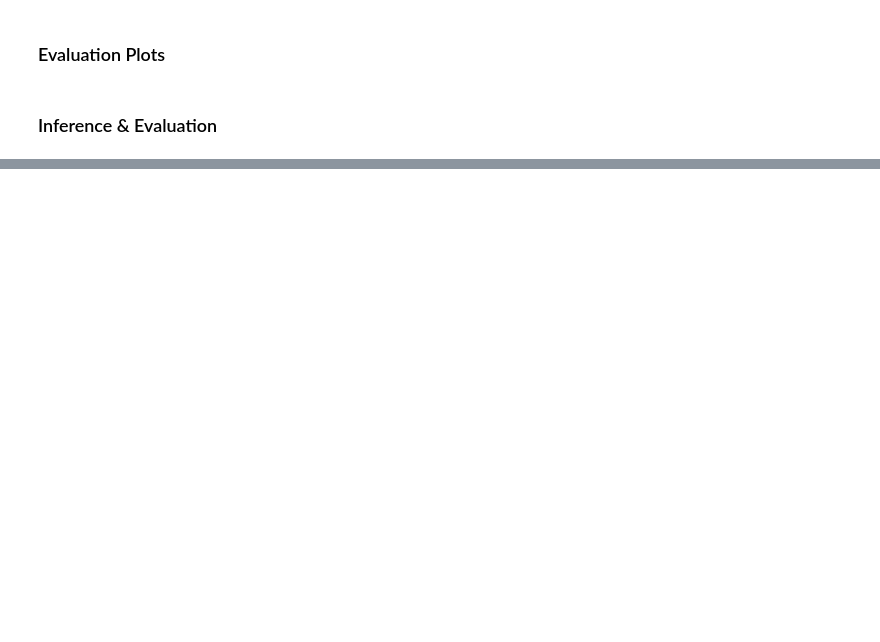
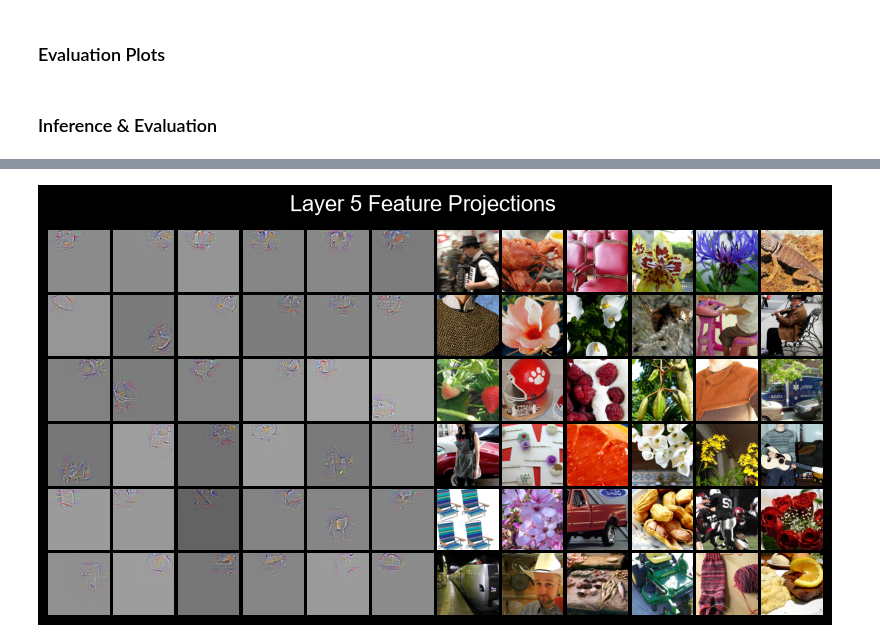
Before and after one commit to prashanthprabhu24/PaperClip, a Jupyter notebook: Vision Models/ZF Net/ZFNet.ipynb, the cells around one changed output, grey strips where cells are left out. Saved outputs shown, nothing was run; the diff lists cells and outputs as text; code cells hidden in the pictures; blank space fills up the shorter version.

```diff
--- a/Vision Models/ZF Net/ZFNet.ipynb
+++ b/Vision Models/ZF Net/ZFNet.ipynb
@@ -477,0 +531,17 @@ End
+# %%
+device = torch.device('cuda' if torch.cuda.is_available() else 'cpu')
+# %%
+def get_torch_conv_params(layer_name):
+    layer = model.get_layer(layer_name)
+    w_keras = layer.get_weights()[0] # (H, W, In, Out)
+    w_torch = torch.tensor(w_keras).permute(3, 2, 0, 1).to(device)
+    stride = layer.strides
+    padding = 0 if layer.padding == 'valid' else w_keras.shape[0] // 2
+    return w_torch, stride, padding
+# %%
+w1, s1, p1 = get_torch_conv_params('conv1')
+w2, s2, p2 = get_torch_conv_params('conv2')
+w3, s3, p3 = get_torch_conv_params('conv3')
+w4, s4, p4 = get_torch_conv_params('conv4')
+w5, s5, p5 = get_torch_conv_params('conv5')
+pool_k, pool_s = 3, 2
@@ -477,0 +612,25 @@ End
+# %%
+def feature_plot(n, layer, val_set):
+    fig, axes = plt.subplots(n, n*2, figsize=(10, 5))
+    plt.suptitle(f"Layer {layer} Feature Projections", fontsize=16, y=0.95)
+    for i in range(n**2):
+        val_images, val_labels = next(val_set)
+        reconstructed_img, original_img = visualize_layer_torch(val_images, target_layer=layer, feature_map_idx=15)
+        while sum(sum(sum(reconstructed_img))) == 0:
+            val_images, val_labels = next(val_set)
+            reconstructed_img, original_img = visualize_layer_torch(val_images, target_layer=layer, feature_map_idx=15)
+        if reconstructed_img is not None:
+            row, col = divmod(i, n)
+            axes[row, col].imshow(reconstructed_img, interpolation='lanczos', vmin=0.45, vmax=0.55)
+            axes[row, col].axis('off')
+            axes[row, col + n].imshow(original_img)
+            axes[row, col + n].axis('off')
+    plt.subplots_adjust(wspace=0.05, hspace=0.05)
+    plt.show()
+# %%
+n = 6
+layer = 5
+val_set = iter(val_data)
+feature_plot(n, layer, val_set)
+# %% [output]
+[figure, added]
```
Also changed, not shown: parts of 28 cells of this notebook.
